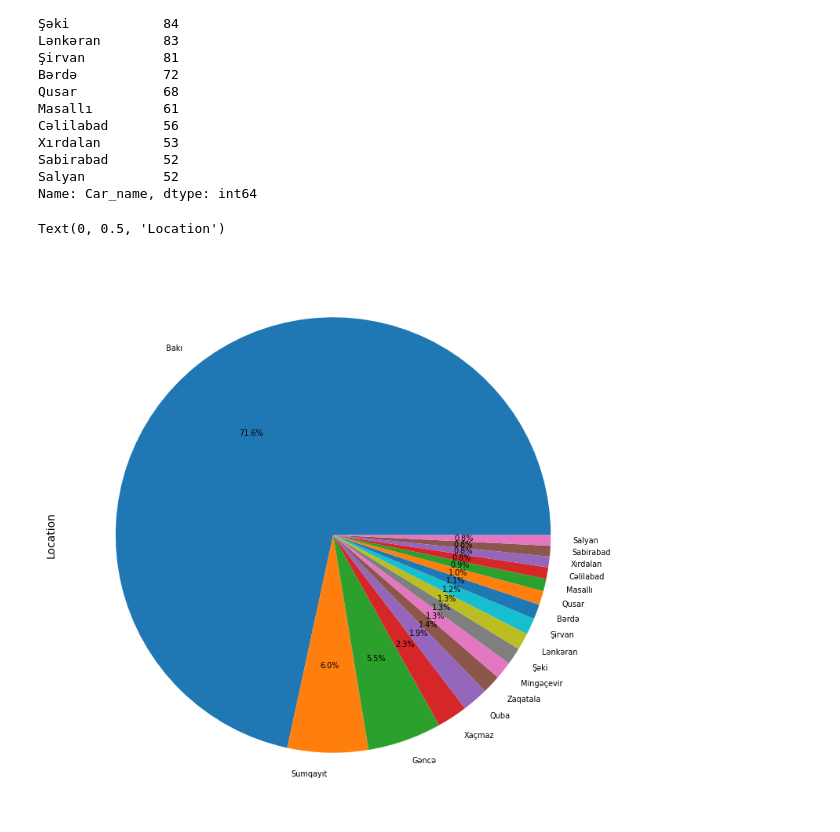
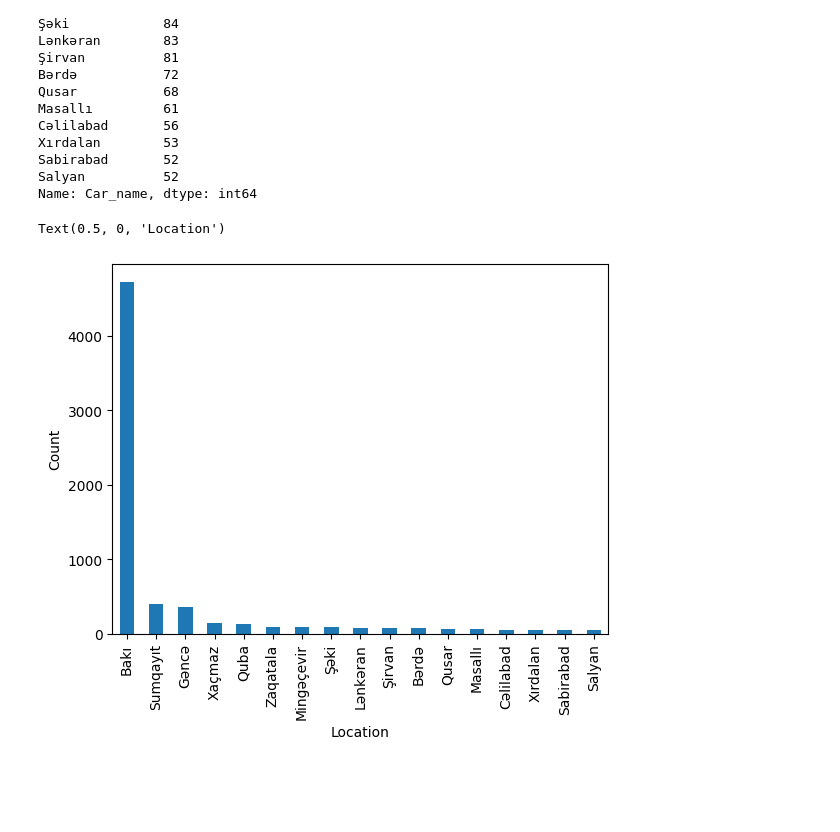
Before and after one commit to Vugar-git/tap.az_car_sales-analyze-with-pandas, a Jupyter notebook: practice.ipynb, the cells around one changed output. Drawn from its saved outputs; the diff is of its cells as text; code cells hidden in the pictures; blank space fills up the shorter version.

```diff
--- a/practice.ipynb
+++ b/practice.ipynb
@@ -122,9 +122,10 @@ Salyan          52
 Name: Car_name, dtype: int64
 # %%
 #saya görə ən çox elan yerləşdirən regionlar vizuallaşdırılması
-filtered_locations.plot(kind='pie', figsize=(9, 9), autopct='%1.1f%%' , fontsize=7)
-plt.ylabel('Location')
+filtered_locations.plot(kind='bar')
+plt.ylabel('Count')
+plt.xlabel('Location')
 # %% [output]
-Text(0, 0.5, 'Location')
+Text(0.5, 0, 'Location')
-[figure, old version]
+[figure, new version]
 # %%
```
Also changed, not shown: parts of 1 cell of this notebook.
